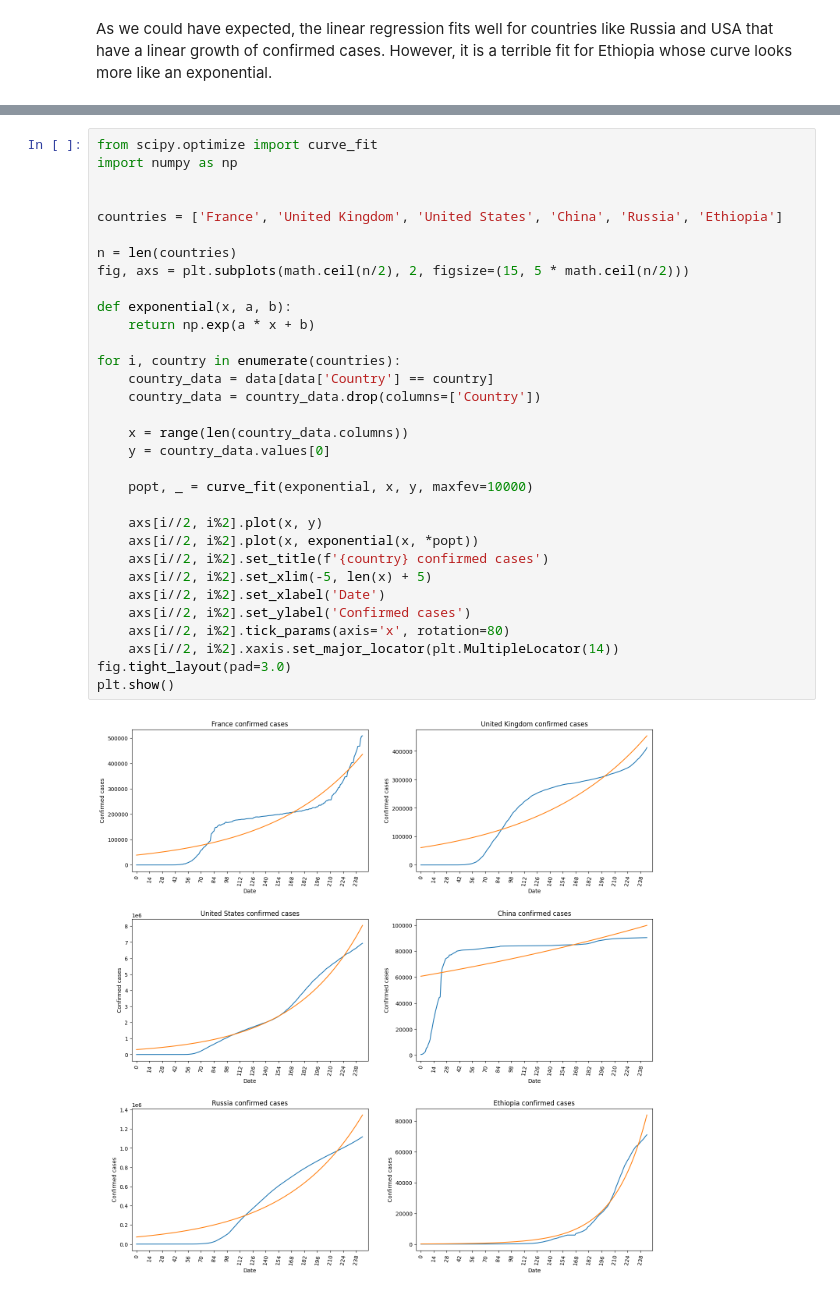
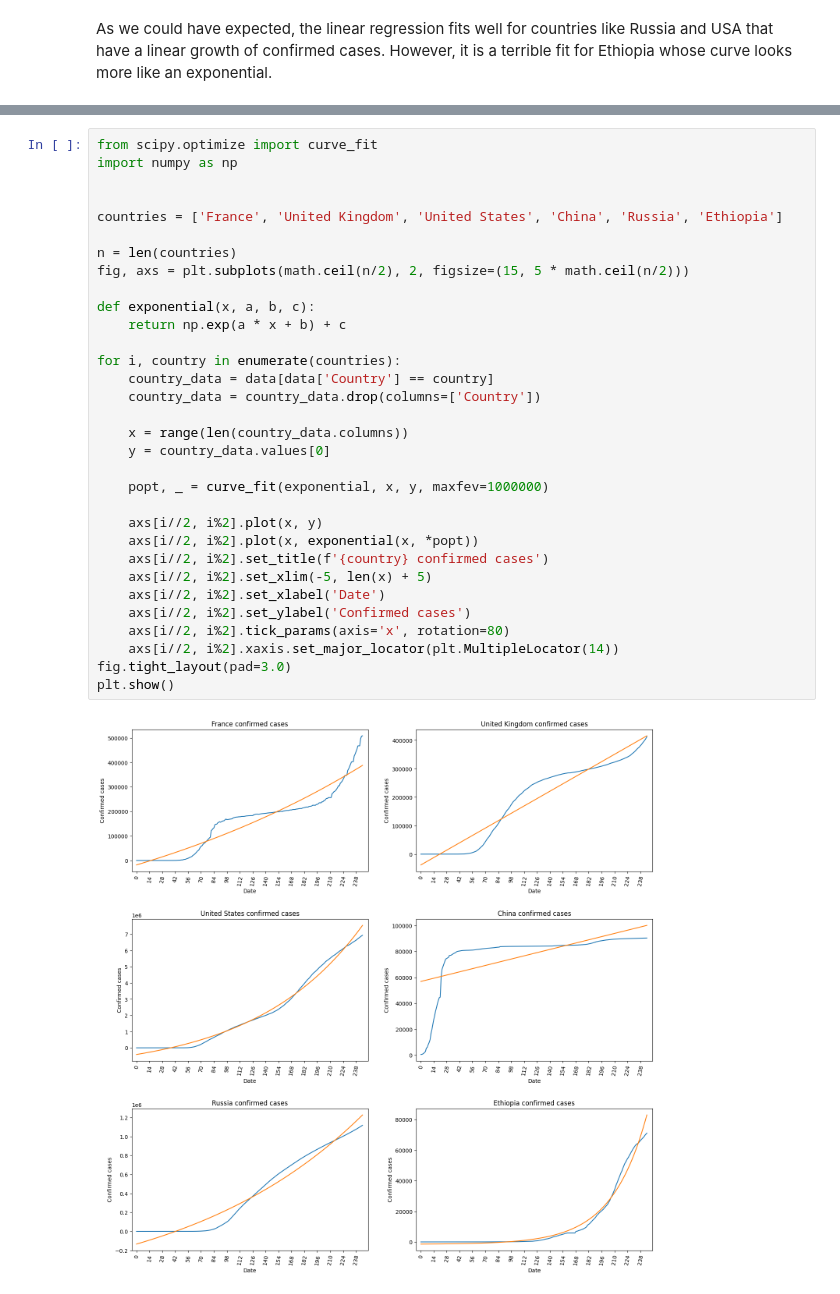
Before and after one commit to BigBaz54/Covid_spread, a Jupyter notebook: spread_rate.ipynb, the cells around one changed output, grey strips where cells are left out. Cells and saved outputs as stored; diff of their text form.

Commit message:
[+] fitting exp regression to clipped curve

```diff
--- a/spread_rate.ipynb
+++ b/spread_rate.ipynb
@@ -110,35 +110,35 @@ In this part, we'll fit a curve of the form $y = \exp(ax + b)$ to the cumulative
 # %%
 from scipy.optimize import curve_fit
 import numpy as np
 
 
 countries = ['France', 'United Kingdom', 'United States', 'China', 'Russia', 'Ethiopia']
 
 n = len(countries)
 fig, axs = plt.subplots(math.ceil(n/2), 2, figsize=(15, 5 * math.ceil(n/2)))
 
-def exponential(x, a, b):
-    return np.exp(a * x + b)
+def exponential(x, a, b, c):
+    return np.exp(a * x + b) + c
 
 for i, country in enumerate(countries):
     country_data = data[data['Country'] == country]
     country_data = country_data.drop(columns=['Country'])
 
     x = range(len(country_data.columns))
     y = country_data.values[0]
 
-    popt, _ = curve_fit(exponential, x, y, maxfev=10000)
+    popt, _ = curve_fit(exponential, x, y, maxfev=1000000)
 
     axs[i//2, i%2].plot(x, y)
     axs[i//2, i%2].plot(x, exponential(x, *popt))
     axs[i//2, i%2].set_title(f'{country} confirmed cases')
     axs[i//2, i%2].set_xlim(-5, len(x) + 5)
     axs[i//2, i%2].set_xlabel('Date')
     axs[i//2, i%2].set_ylabel('Confirmed cases')
     axs[i//2, i%2].tick_params(axis='x', rotation=80)
     axs[i//2, i%2].xaxis.set_major_locator(plt.MultipleLocator(14))
 fig.tight_layout(pad=3.0)
 plt.show()
 # %% [output]
-[figure, old version]
+[figure, new version]
 # %% [markdown]
```
Also changed, not shown: parts of 6 cells of this notebook.
